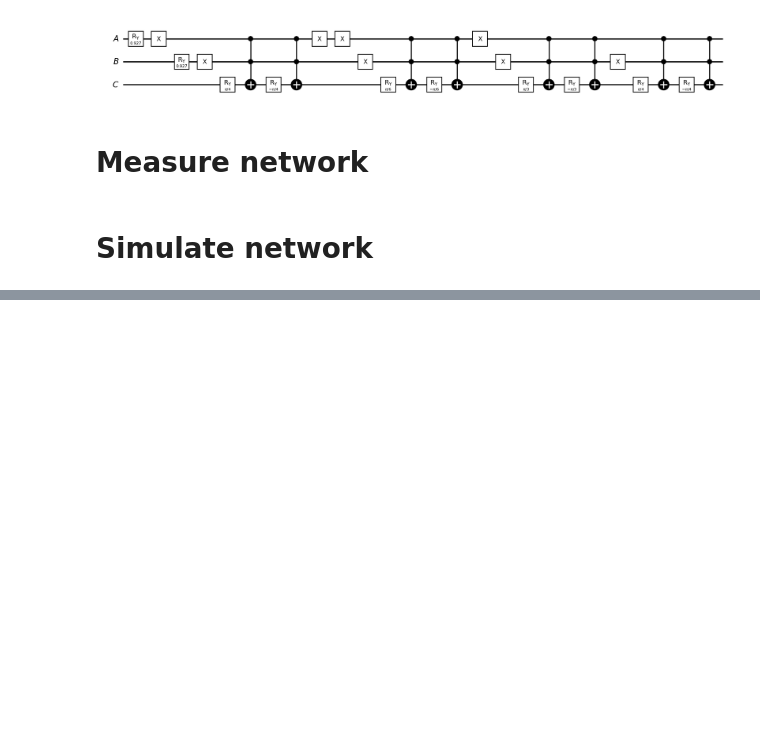
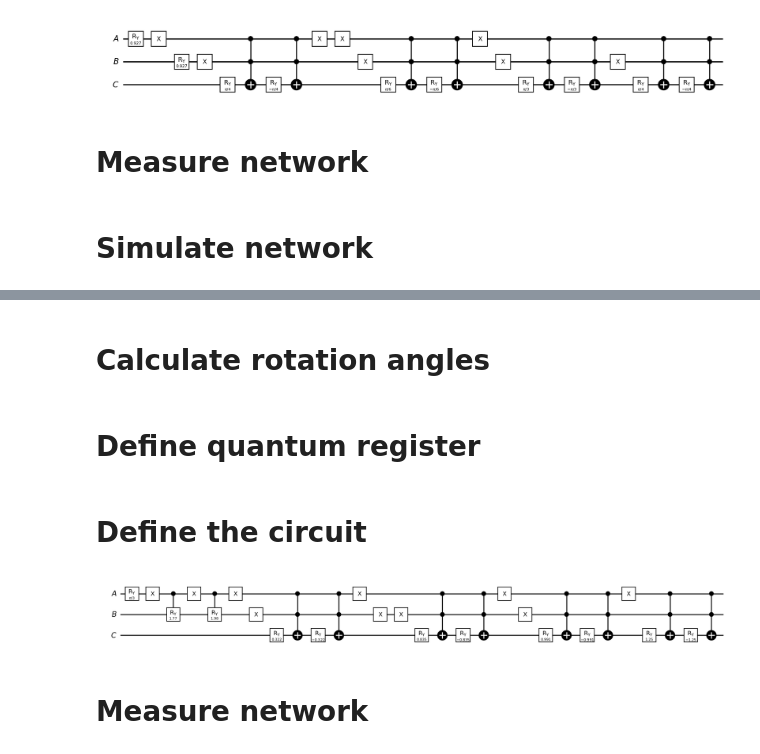
Before and after one commit to proeseler/Quantum-Computing, a Jupyter notebook: QBayesianNet.ipynb, the cells around one changed output, grey strips where cells are left out. Drawn from its saved outputs; the diff is of its cells as text; code cells hidden in the pictures; blank space fills up the shorter version.

```diff
--- a/QBayesianNet.ipynb
+++ b/QBayesianNet.ipynb
@@ -147,0 +150,59 @@ Result of the Quantum Circuit:
+# %% [markdown]
+# Calculate rotation angles
+# %%
+theta_A = 2 * np.arcsin(np.sqrt(0.25))
+theta_B_nA = 2 * np.arcsin(np.sqrt(0.6))
+theta_B_A = 2 * np.arcsin(np.sqrt(0.7))
+theta_C_nBnA = 2 * np.arcsin(np.sqrt(0.1))
+theta_C_nBA = 2 * np.arcsin(np.sqrt(0.55))
+theta_C_BnA = 2 * np.arcsin(np.sqrt(0.7))
+theta_C_BA = 2 * np.arcsin(np.sqrt(0.9))
+# %% [markdown]
+# Define quantum register
+# %%
+qrA = QuantumRegister(1, name='A')
+qrB = QuantumRegister(1, name='B')
+qrC = QuantumRegister(1, name='C')
+# %% [markdown]
+# Define the circuit
+# %%
+# Define a 3-qubit quantum circuit
+qc = QuantumCircuit(qrA, qrB, qrC, name="Bayes net big")
+
+# P(A)
+qc.ry(theta_A, 0)
+
+# P(B|-A)
+qc.x(0)
+qc.cry(theta_B_nA, qrA, qrB)
+qc.x(0)
+
+# P(B|A)
+qc.cry(theta_B_A, qrA, qrB)
+
+# P(C|-B,-A)
+qc.x(0)
+qc.x(1)
+qc.mcry(theta_C_nBnA, [qrA[0], qrB[0]], qrC[0])
+qc.x(0)
+qc.x(1)
+
+# P(C|-B,A)
+qc.x(1)
+qc.mcry(theta_C_nBA, [qrA[0], qrB[0]], qrC[0])
+qc.x(1)
+
+# P(C|B,-A)
+qc.x(0)
+qc.mcry(theta_C_BnA, [qrA[0], qrB[0]], qrC[0])
+qc.x(0)
+
+# P(C|B,A)
+qc.mcry(theta_C_BA, [qrA[0], qrB[0]], qrC[0])
+
+
+qc.draw('mpl', style='bw', plot_barriers=False, justify='none', fold=-1)
+# %% [output]
+[figure, added]
+# %% [markdown]
+# Measure network
```
Also changed, not shown: parts of 7 cells of this notebook.
